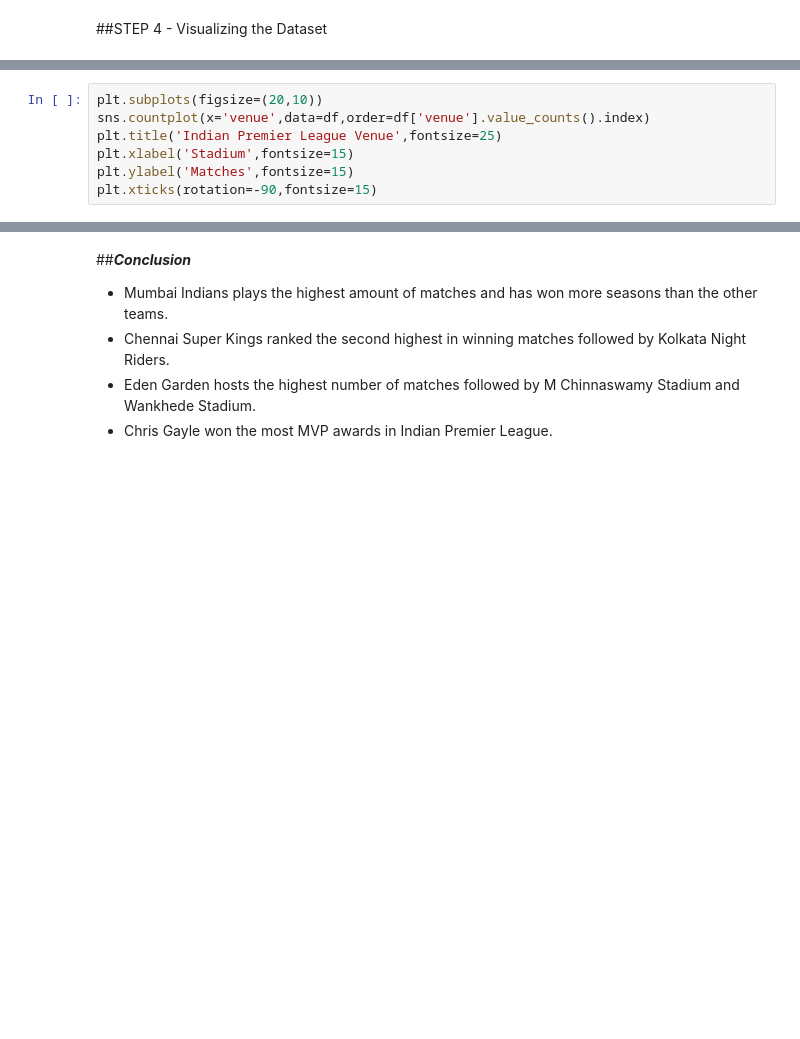
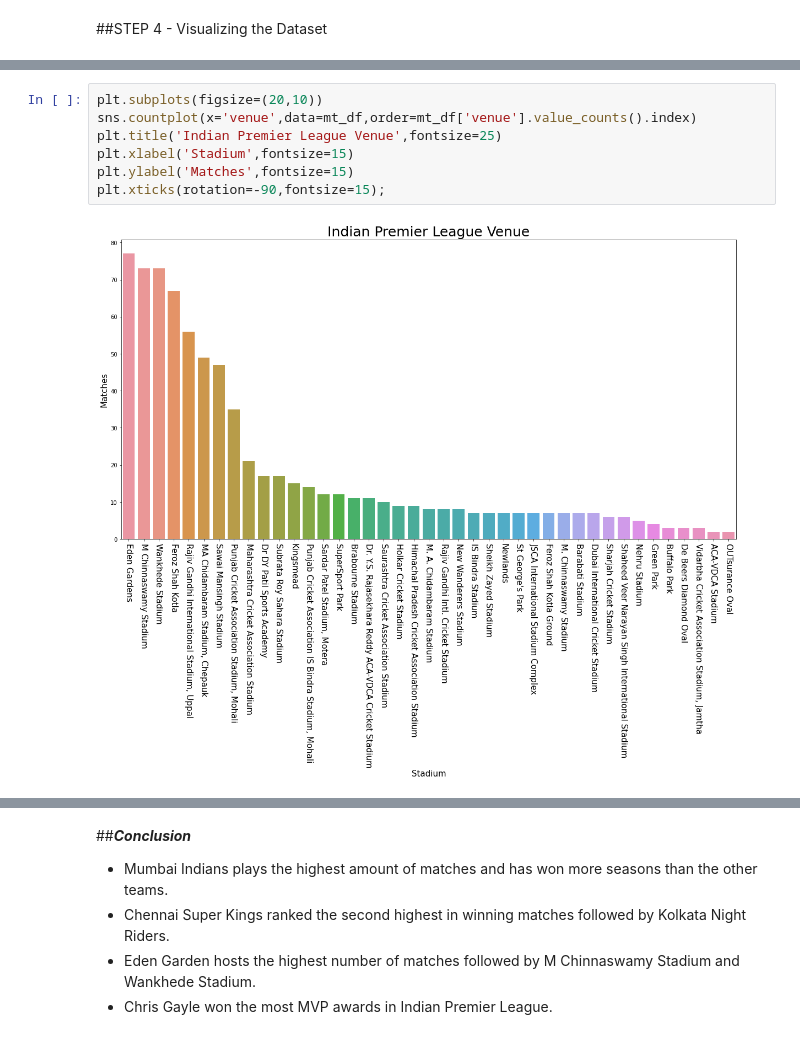
Before and after one commit to abhijeetraj22/TSF-GRIP_Tasks, a Jupyter notebook: TSF_Task_5.ipynb, the cells around one changed output, grey strips where cells are left out. Cells and saved outputs as stored; diff of their text form; blank space fills up the shorter version.

```diff
--- a/TSF_Task_5.ipynb
+++ b/TSF_Task_5.ipynb
@@ -74,10 +180,12 @@ plt.xticks(rotation=90)
 # %%
 plt.subplots(figsize=(20,10))
-sns.countplot(x='venue',data=df,order=df['venue'].value_counts().index)
+sns.countplot(x='venue',data=mt_df,order=mt_df['venue'].value_counts().index)
 plt.title('Indian Premier League Venue',fontsize=25)
 plt.xlabel('Stadium',fontsize=15)
 plt.ylabel('Matches',fontsize=15)
-plt.xticks(rotation=-90,fontsize=15)
+plt.xticks(rotation=-90,fontsize=15);
+# %% [output]
+[figure, added]
 # %%
 plt.figure(figsize=(20,10))
 
```
Also changed, not shown: parts of 17 cells of this notebook.
